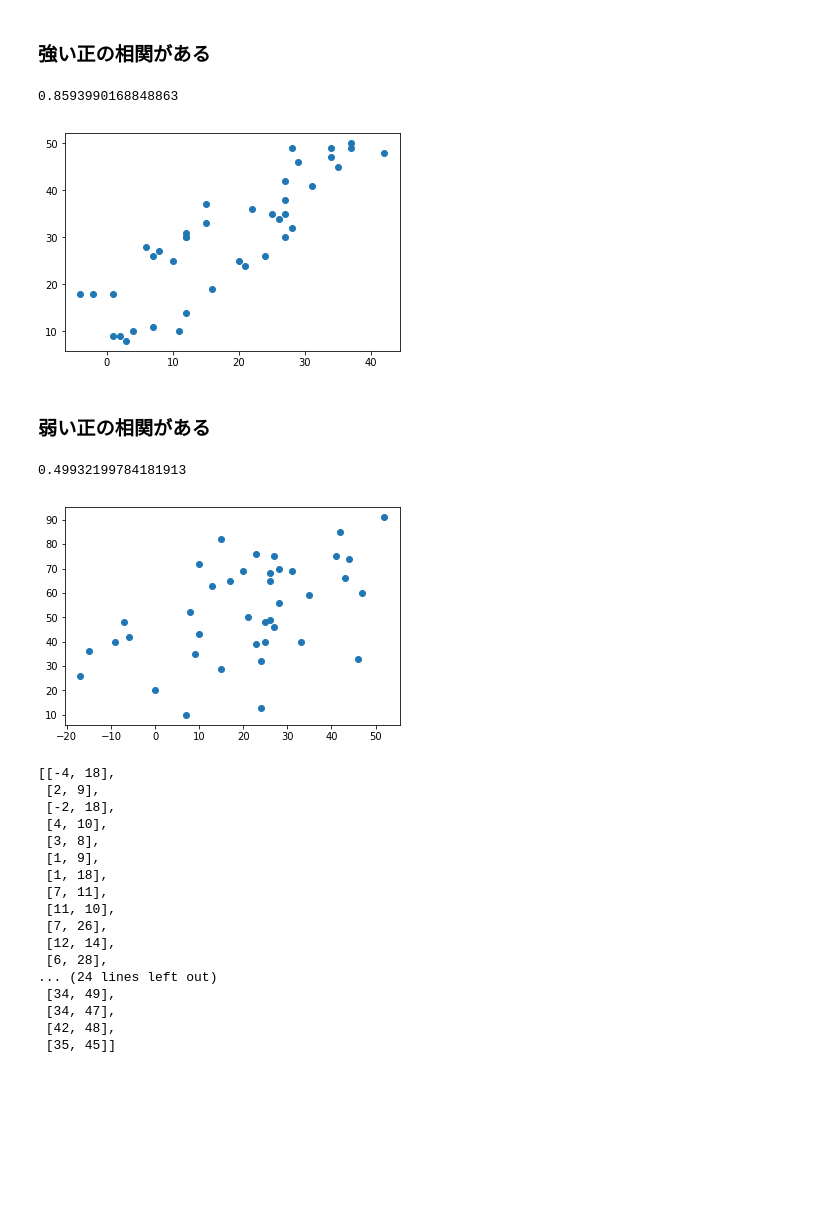
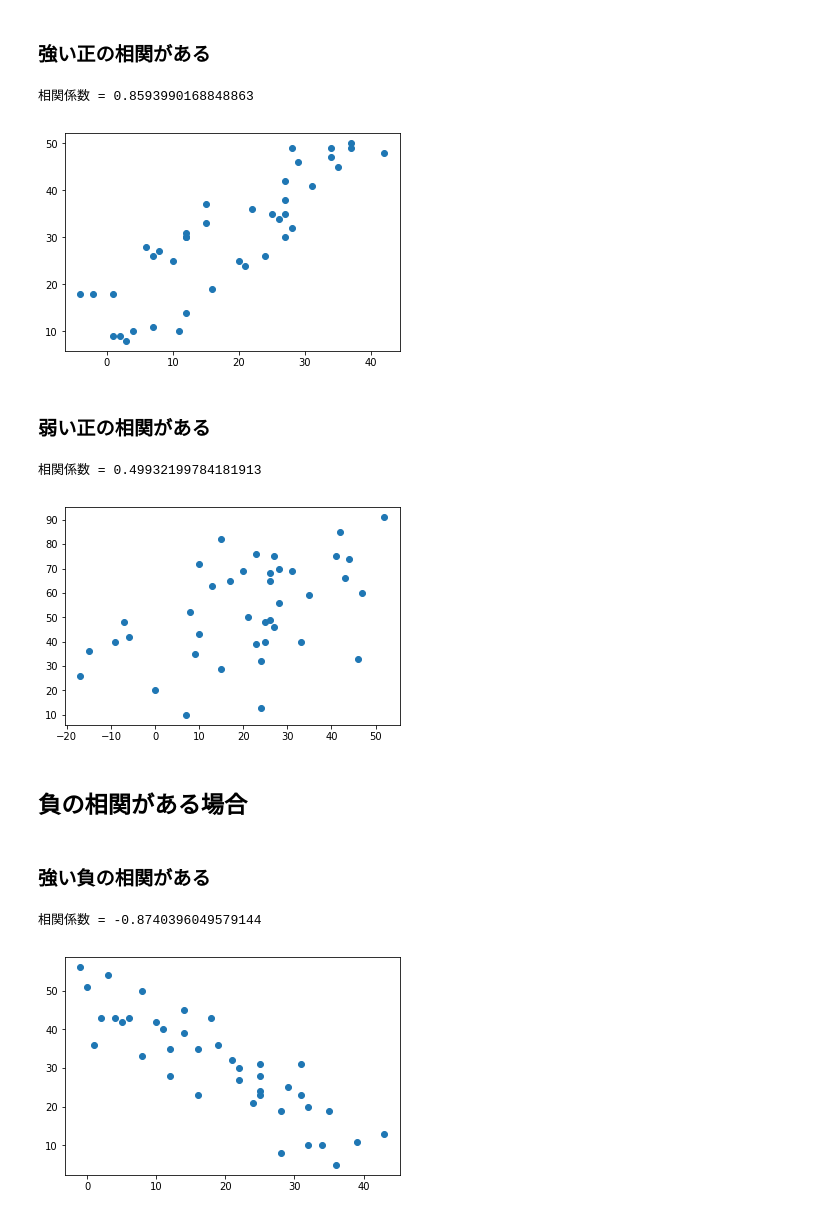
Before and after one commit to t-kunou/python-de-statistics-train, a Jupyter notebook: correlation.ipynb, the cells around one changed output. Saved outputs shown, nothing was run; the diff lists cells and outputs as text; code cells hidden in the pictures; blank space fills up the shorter version.

```diff
--- a/correlation.ipynb
+++ b/correlation.ipynb
@@ -12,5 +13,16 @@
 $$
 r=\frac{\sum_{i=1}^{n}({x_i} - \overline{x})({y_i} - \overline{y})}{\sqrt{\sum_{i=1}^{n}({x_i} - \overline{x})^2}\sqrt{\sum_{i=1}^{n}({y_i} - \overline{y})^2}}
 $$
+# %%
+import numpy as np
+
+def correlation(x, y):
+        average_x = np.average(x)
+        average_y = np.average(y)
+
+        numerator = sum([(v[0] - average_x) * (v[1] - average_y) for v in zip(x, y)] )
+        denominator = ((sum([(v - average_x)**2 for v in x])**(1/2))) * ((sum([(v - average_y)**2 for v in y])**(1/2)))
+
+        return numerator / denominator
 # %% [markdown]
 ## 正の相関がある場合
@@ -24,17 +34,13 @@ import matplotlib.pyplot as plt
 
 data = [[-4, 18], [2, 9], [-2, 18], [4, 10], [3, 8], [1, 9], [1, 18], [7, 11], [11, 10], [7, 26], [12, 14], [6, 28], [8, 27], [16, 19], [12, 31], [10, 25], [12, 30], [12, 30], [22, 36], [15, 37], [15, 33], [20, 25], [26, 34], [21, 24], [27, 35], [24, 26], [27, 30], [27, 42], [25, 35], [27, 38], [28, 32], [31, 41], [29, 46], [28, 49], [37, 49], [37, 50], [34, 49], [34, 47], [42, 48], [35, 45]]
 
-plt.scatter(list(map(lambda x: x[0], data)), list(map(lambda x: x[1], data)))
+x, y = list(map(lambda x: x[0], data)), list(map(lambda x: x[1], data))
 
-average_x = np.average(list(map(lambda x: x[0], data)))
-average_y = np.average(list(map(lambda x: x[1], data)))
+plt.scatter(x, y)
 
-numerator = sum([(v[0] - average_x) * (v[1] - average_y) for v in data] )
-denominator = ((sum([(v[0] - average_x)**2 for v in data])**(1/2))) * ((sum([(v[1] - average_y)**2 for v in data])**(1/2)))
-
-numerator / denominator
+print("相関係数 = {x}".format(x=correlation(x, y)))
 # %% [output]
-0.8593990168848863
+相関係数 = 0.8593990168848863
 [figure]
 # %% [markdown]
 ### 弱い正の相関がある
@@ -44,37 +50,29 @@ import matplotlib.pyplot as plt
 
 data = [[-17, 26], [-6, 42], [-15, 36], [21, 50], [-7, 48], [-9, 40], [7, 10], [9, 35], [15, 29], [24, 13], [8, 52], [20, 69], [10, 43], [17, 65], [25, 48], [0, 20], [35, 59], [26, 49], [24, 32], [23, 39], [33, 40], [27, 46], [25, 40], [13, 63], [26, 68], [28, 70], [31, 69], [10, 72], [46, 33], [15, 82], [44, 74], [27, 75], [23, 76], [26, 65], [28, 56], [52, 91], [43, 66], [47, 60], [42, 85], [41, 75]]
 
-plt.scatter(list(map(lambda x: x[0], data)), list(map(lambda x: x[1], data)))
+x, y = list(map(lambda x: x[0], data)), list(map(lambda x: x[1], data))
 
-average_x = np.average(list(map(lambda x: x[0], data)))
-average_y = np.average(list(map(lambda x: x[1], data)))
+plt.scatter(x, y)
 
-numerator = sum([(v[0] - average_x) * (v[1] - average_y) for v in data] )
-denominator = ((sum([(v[0] - average_x)**2 for v in data])**(1/2))) * ((sum([(v[1] - average_y)**2 for v in data])**(1/2)))
-
-numerator / denominator
+print("相関係数 = {x}".format(x=correlation(x, y)))
 # %% [output]
-0.49932199784181913
+相関係数 = 0.49932199784181913
 [figure]
-# %%
-import random
-
-[[v -5 + random.randrange(10), v + random.randrange(20)] for v in range(40)]
-# %% [output]
-[[-4, 18],
- [2, 9],
- [-2, 18],
- [4, 10],
- [3, 8],
- [1, 9],
- [1, 18],
- [7, 11],
- [11, 10],
- [7, 26],
- [12, 14],
- [6, 28],
-... (24 lines left out)
- [34, 49],
- [34, 47],
- [42, 48],
- [35, 45]]
+# %% [markdown]
+## 負の相関がある場合
+# %% [markdown]
+### 強い負の相関がある
+# %%
+import numpy as np
+import matplotlib.pyplot as plt
+
+data = [[3, 54], [5, 42], [4, 43], [-1, 56], [0, 51], [6, 43], [1, 36], [2, 43], [8, 50], [11, 40], [8, 33], [14, 39], [16, 35], [14, 45], [12, 35], [10, 42], [18, 43], [12, 28], [19, 36], [16, 23], [24, 21], [25, 31], [25, 24], [25, 23], [22, 27], [28, 19], [21, 32], [22, 30], [31, 31], [25, 28], [29, 25], [35, 19], [31, 23], [28, 8], [32, 10], [36, 5], [39, 11], [32, 20], [34, 10], [43, 13]]
+
+x, y = list(map(lambda x: x[0], data)), list(map(lambda x: x[1], data))
+
+plt.scatter(x, y)
+
+print("相関係数 = {x}".format(x=correlation(x, y)))
+# %% [output]
+相関係数 = -0.8740396049579144
+[figure, added]
```
Also changed, not shown: parts of 6 cells of this notebook.
